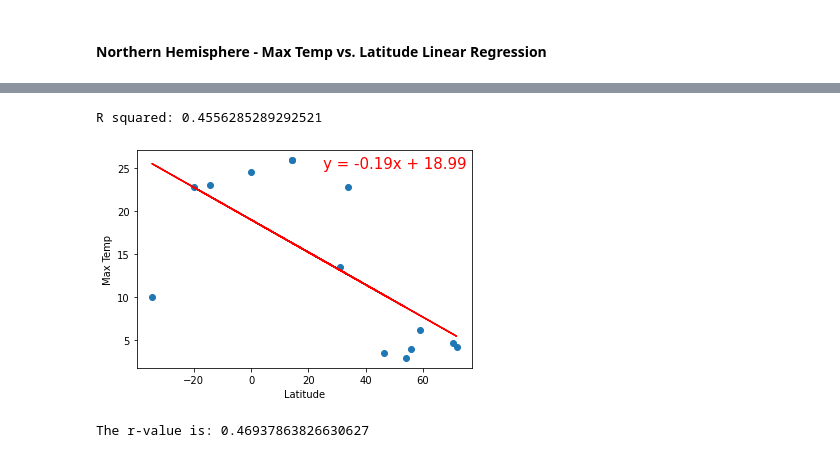
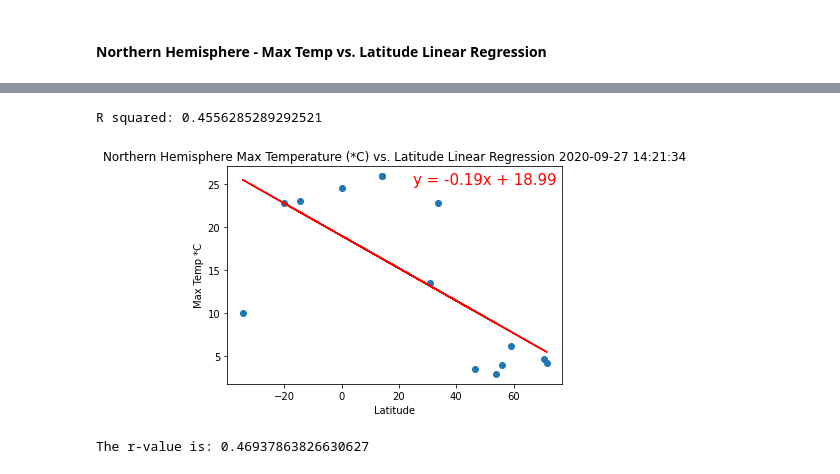
Before and after one commit to rarconaut/python-api-challenge, a Jupyter notebook: WeatherPy/WeatherPy.ipynb, the cells around one changed output, grey strips where cells are left out. Saved outputs shown, nothing was run; the diff lists cells and outputs as text; code cells hidden in the pictures.

```diff
--- a/WeatherPy/WeatherPy.ipynb
+++ b/WeatherPy/WeatherPy.ipynb
@@ -372,32 +389,32 @@ north_cities.head(2)
 # %%
 # Convert to floats and store Lat and Max Temp as x and y values
 x_values = north_cities['Lat'].astype('float')
 y_values = north_cities['Max Temp'].astype('float')
 
 # Run linear regression
 (slope, intercept, rvalue, pvalue, stderr) = linregress(x_values, y_values)
 regress_values = x_values * slope + intercept
 line_eq = "y = " + str(round(slope,2)) + "x + " + str(round(intercept,2))
 
 # Plot scatter plot
 plt.scatter(x_values,y_values)
 
 # Plot regression line
 plt.plot(x_values,regress_values,"r-")
 plt.annotate(line_eq,(25,25),fontsize=15,color="red")
 
 # Label plot
 plt.xlabel('Latitude')
 plt.ylabel('Max Temp *C')
-
+plt.title(f'Northern Hemisphere Max Temperature (*C) vs. Latitude Linear Regression {date}')
 # Print r square value
 print(f"R squared: {rvalue**2}")
 
 # Show plot
 plt.show()
 # %% [output]
 R squared: 0.4556285289292521
-[figure, old version]
+[figure, new version]
 # %%
 # %% [output]
 The r-value is: 0.46937863826630627
```
Also changed, not shown: parts of 15 cells of this notebook.
